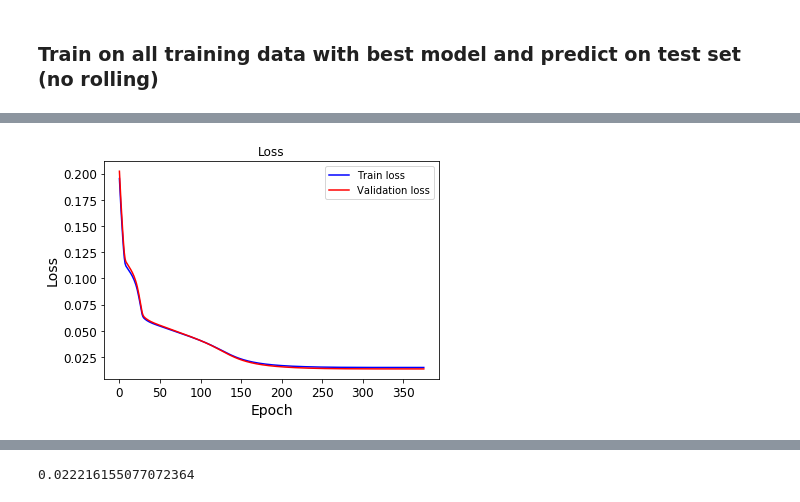
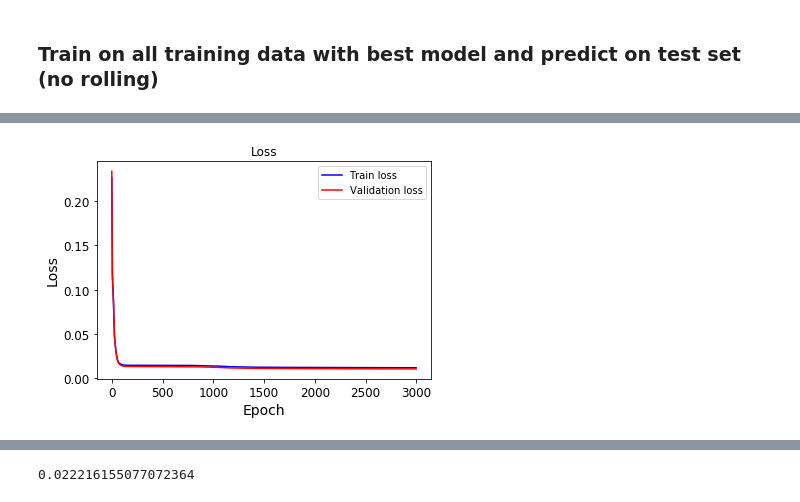
Before and after one commit to mfrdixon/alpha-RNN, a Jupyter notebook: Copy_of_Alpha_RNNs_regime_switching.ipynb, the cells around one changed output, grey strips where cells are left out. Drawn from its saved outputs; the diff is of its cells as text; code cells hidden in the pictures.

```diff
--- a/Copy_of_Alpha_RNNs_regime_switching.ipynb
+++ b/Copy_of_Alpha_RNNs_regime_switching.ipynb
@@ -387,8 +387,8 @@ def train(session, alpharnn, train_x, val_x, train_y, val_y, max_epochs=2000, ba
   # Perform all the iterations
   patience_cnt = 0
   for epoch in range(max_epochs): # Compute the losses
-        patience = 50
-        min_delta = 0.000001
+        patience = 1000
+        min_delta = 0.0000001
 
 
         total_batch = int(train_x.shape[0] / batch_size)
@@ -658,6 +597,6 @@ print(hidden_sizes[idx])
 ### Train on all training data with best model and predict on test set (no rolling)
 # %%
 session = tf.Session()
-alpharnn = simpleAlphaRNN(input_dimensions, hidden_sizes[idx])
-model,_=train(session, alpharnn, x_train_reg, x_test_reg, y_train_reg, y_test_reg)
+alpharnn = simpleAlphaRNN(1, 5)
+model,_=train(session, alpharnn, x_train_reg, x_test_reg, y_train_reg, y_test_reg,max_epochs=3000)
 # %% [output]
@@ -673,4 +620,4 @@ Early stopping
-[figure, old version]
+[figure, new version]
 # %%
 session = tf.Session()
 alpharnn_t = alphaRNN(input_dimensions, hidden_sizes[idx])
```
Also changed, not shown: parts of 6 cells of this notebook.
